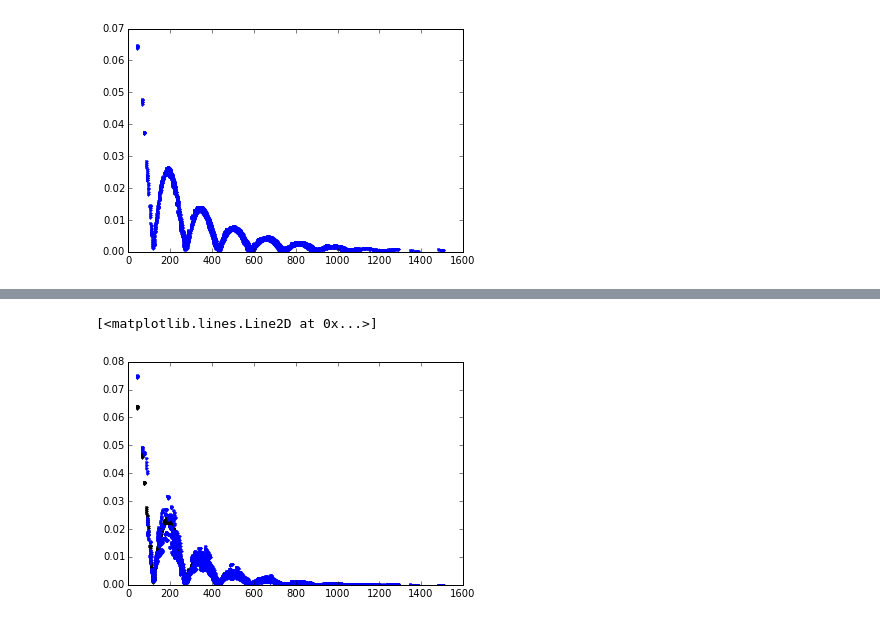
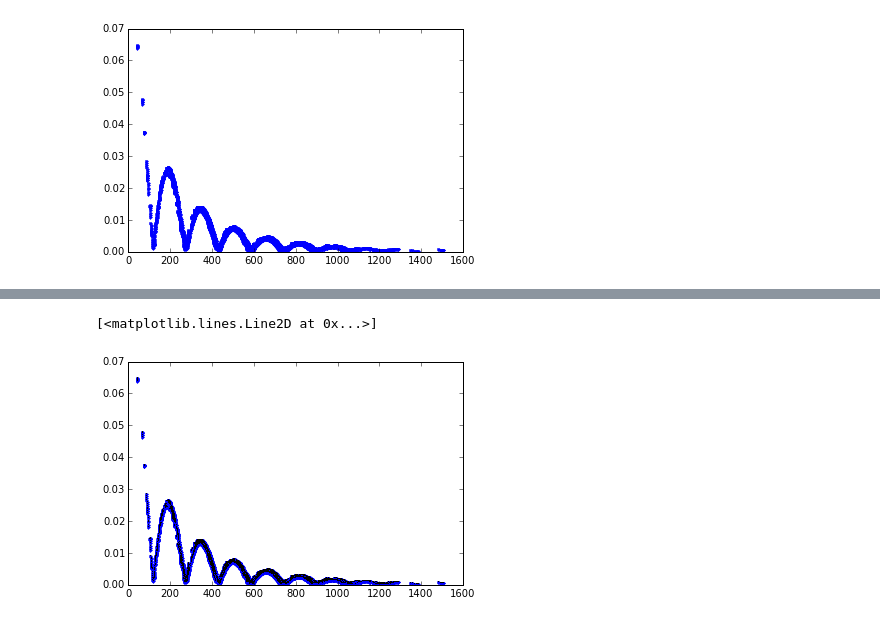
Before and after one commit to wmorning/EvilLens, a Jupyter notebook: AntennaEffects.ipynb, the cells around one changed output, grey strips where cells are left out. Cells and saved outputs as stored; diff of their text form; code cells hidden in the pictures.

```diff
--- a/AntennaEffects.ipynb
+++ b/AntennaEffects.ipynb
@@ -24,0 +15,4 @@ saboteur.Visibilities = np.copy(Vis)
+# %%
+saboteur = evil.Saboteur(150.0,1.0)
+saboteur.read_data_from('/Users/wmorning/Research/EvilLens/lair/DrEggman2/DrEggman2.alma.cycle2.7.ms', 'alma.cycle2.7.cfg')
+Visibilities_old = np.copy(saboteur.Visibilities)
@@ -37,6 +40,8 @@ Now lets add amplitude errors and decoherence, and see how they work.
 # %%
-saboteur.add_decoherence(100.0,1.0)
+plt.scatter(np.sqrt(saboteur.u**2+saboteur.v**2),np.sqrt(Visibilities_old.real**2+Visibilities_old.imag**2),s=0.1, c='black')
+#saboteur.add_decoherence()
 
-plt.plot(np.sqrt(saboteur.u**2+saboteur.v**2),np.sqrt(Vis.real**2+Vis.imag**2),'k,')
-plt.plot(np.sqrt(saboteur.u**2+saboteur.v**2),np.sqrt(saboteur.Visibilities.real**2+saboteur.Visibilities.imag**2), 'b,')
+plt.plot(np.sqrt(saboteur.u**2+saboteur.v**2),np.sqrt(saboteur.Visibilities.real**2+saboteur.Visibilities.imag**2),'b.')
+plt.ylim(0,0.07)
+plt.xlim(0,1550)
 # %% [output]
@@ -45,0 +54,6 @@ plt.plot(np.sqrt(saboteur.u**2+saboteur.v**2),np.sqrt(saboteur.Visibilities.real
+# %%
+saboteur.Visibilities = np.copy(Visibilities_old)
+
+saboteur.add_amplitude_errors(0.15)   #used a large value to highlight effects
+plt.plot(np.sqrt(saboteur.u**2+saboteur.v**2),np.sqrt(saboteur.Visibilities.real**2+saboteur.Visibilities.imag**2), 'b.')
+plt.plot(np.sqrt(saboteur.u**2+saboteur.v**2),np.sqrt(Visibilities_old.real**2+Visibilities_old.imag**2), 'k.')
@@ -46,7 +94,9 @@ plt.plot(np.sqrt(saboteur.u**2+saboteur.v**2),np.sqrt(saboteur.Visibilities.real
+# %%
+saboteur.Visibilities = np.copy(Visibilities_old)
+saboteur.add_phase_errors(v=40.0)
 # %%
-plt.plot(np.sqrt(saboteur.u**2+saboteur.v**2),np.sqrt(saboteur.Visibilities.real**2+saboteur.Visibilities.imag**2), 'k.')
-#saboteur.add_amplitude_errors(0.15)
 plt.plot(np.sqrt(saboteur.u**2+saboteur.v**2),np.sqrt(saboteur.Visibilities.real**2+saboteur.Visibilities.imag**2), 'b.')
+plt.plot(np.sqrt(saboteur.u**2+saboteur.v**2),np.sqrt(Visibilities_old.real**2+Visibilities_old.imag**2),'k,')
 # %% [output]
 [<matplotlib.lines.Line2D at 0x...>]
-[figure, old version]
+[figure, new version]
```
Also changed, not shown: parts of 20 cells of this notebook.
